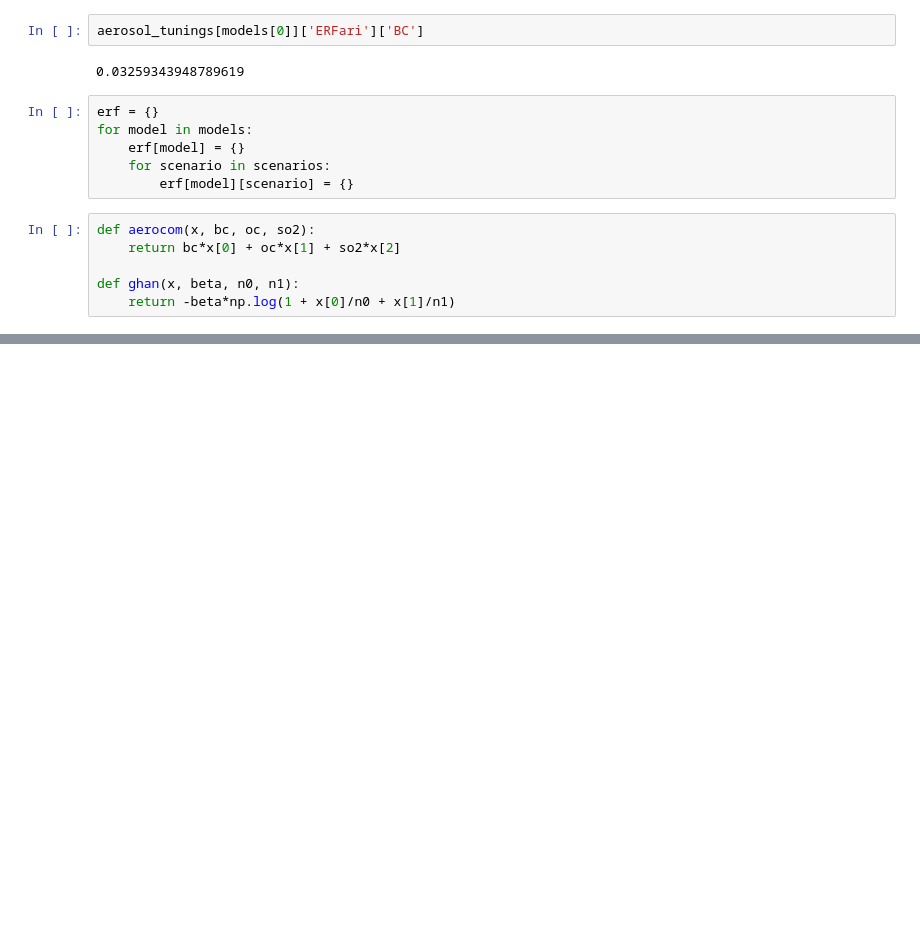
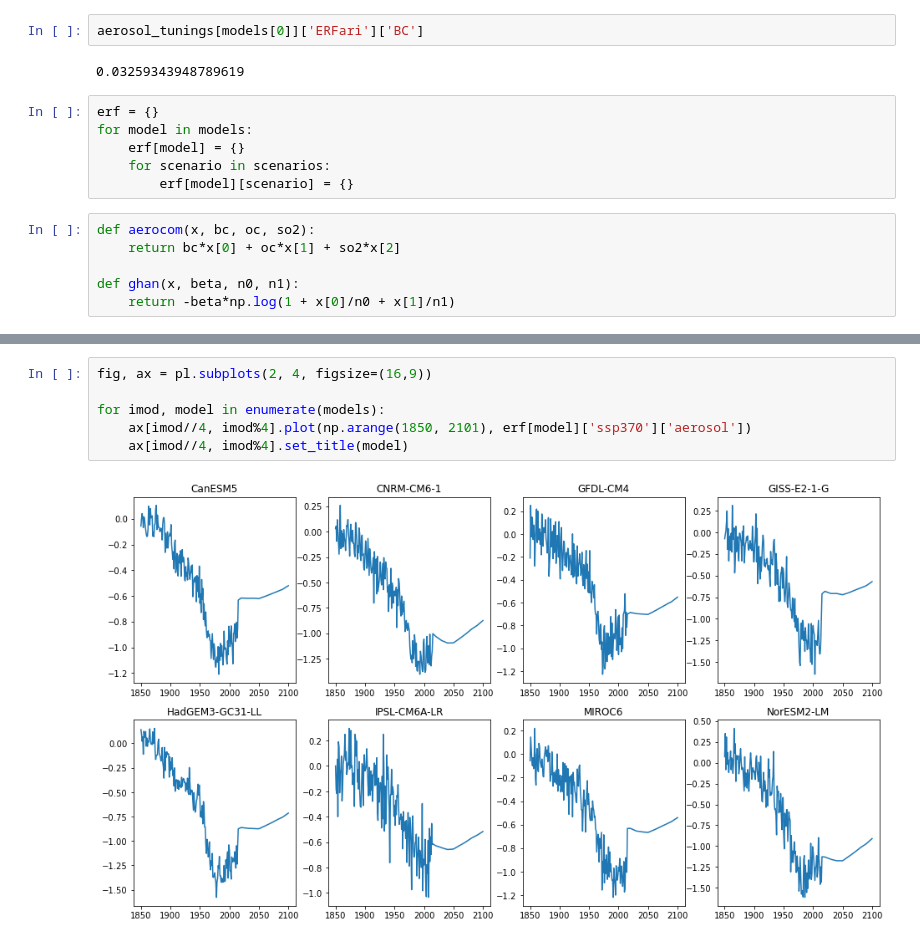
Before and after one commit to chrisroadmap/aerosol-history, a Jupyter notebook: notebooks/70_emulate_other_ssps.ipynb, the cells around one changed output, grey strips where cells are left out. Drawn from its saved outputs; the diff is of its cells as text; blank space fills up the shorter version.

```diff
--- a/notebooks/70_emulate_other_ssps.ipynb
+++ b/notebooks/70_emulate_other_ssps.ipynb
@@ -136,0 +176,8 @@ for iscen, scenario in enumerate(scenarios):
+# %%
+fig, ax = pl.subplots(2, 4, figsize=(16,9))
+
+for imod, model in enumerate(models):
+    ax[imod//4, imod%4].plot(np.arange(1850, 2101), erf[model]['ssp370']['aerosol'])
+    ax[imod//4, imod%4].set_title(model)
+# %% [output]
+[figure, added]
```
Also changed, not shown: parts of 34 cells of this notebook, 5 other files.
